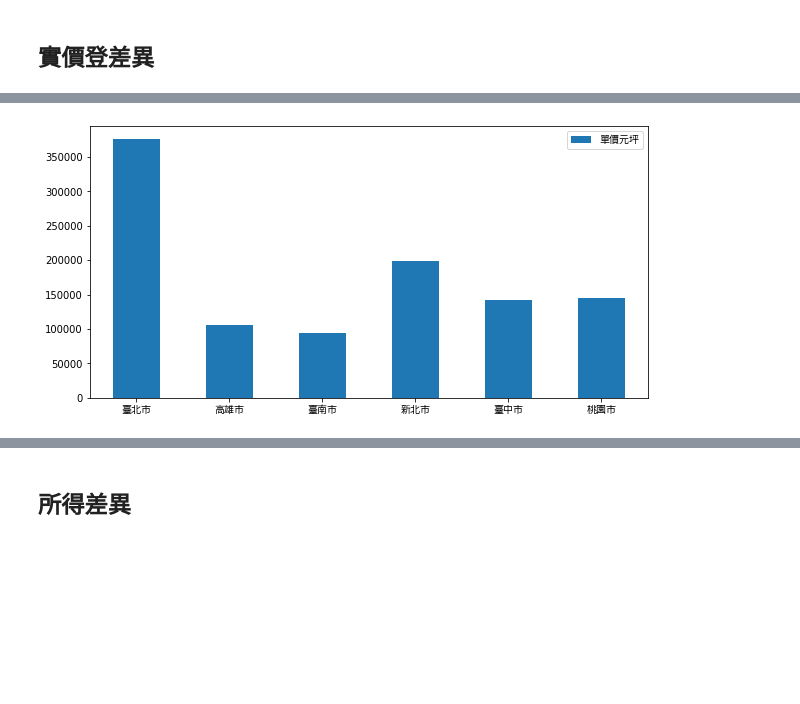
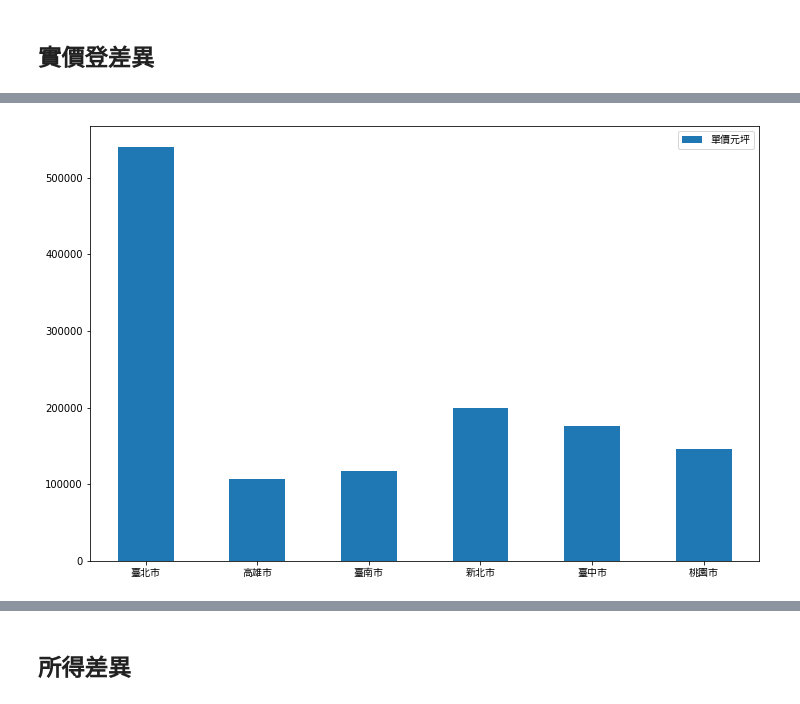
Before and after one commit to yee23456/AI_problem_analysis, a Jupyter notebook: 作業二_沈睿朋.ipynb, the cells around one changed output, grey strips where cells are left out. Cells and saved outputs as stored; diff of their text form; code cells hidden in the pictures; blank space fills up the shorter version.

```diff
--- a/作業二_沈睿朋.ipynb
+++ b/作業二_沈睿朋.ipynb
@@ -4,7 +4,7 @@
 import pandas as pd
 import matplotlib.pyplot as plt
 %matplotlib inline
-plt.rcParams['figure.figsize']=(10,5)
+plt.rcParams['figure.figsize']=(12,8)
 # %%
 # Colab 進行matplotlib繪圖時顯示繁體中文
 # 下載台北思源黑體並命名taipei_sans_tc_beta.ttf，移至指定路徑
@@ -74,6 +74,9 @@ memory usage: 163.9+ KB
 # %% [markdown]
 #第一題
 # %%
-city_data_older = data.groupby('縣市').mean().sort_values('older_precent')[::-1]
+#把城市改成低到高
+#檢查資料
+city_data_older = data.groupby('COUNTYNAME').mean().sort_values('older_precent')[::-1]
 city_list_older = city_data_older.index.tolist()
 city_older = pd.DataFrame(city_data_older,city_list_older)
+city_older[['older_precent','單價元坪']]
@@ -113,7 +130,8 @@ first_6(city_older,'單價元坪')
 # %%
 # X軸 六都高齡化高到低
 # Y軸 單價元坪
+# 六都位置[2,12,13,15,17,-2]
 
-city_6(city_older,'單價元坪',[2,12,13,15,17,-2])
+city_6(city_older,'單價元坪',[4,12,13,14,-4,-2])
 # %% [output]
-[figure, old version]
+[figure, new version]
```
Also changed, not shown: parts of 19 cells of this notebook.
